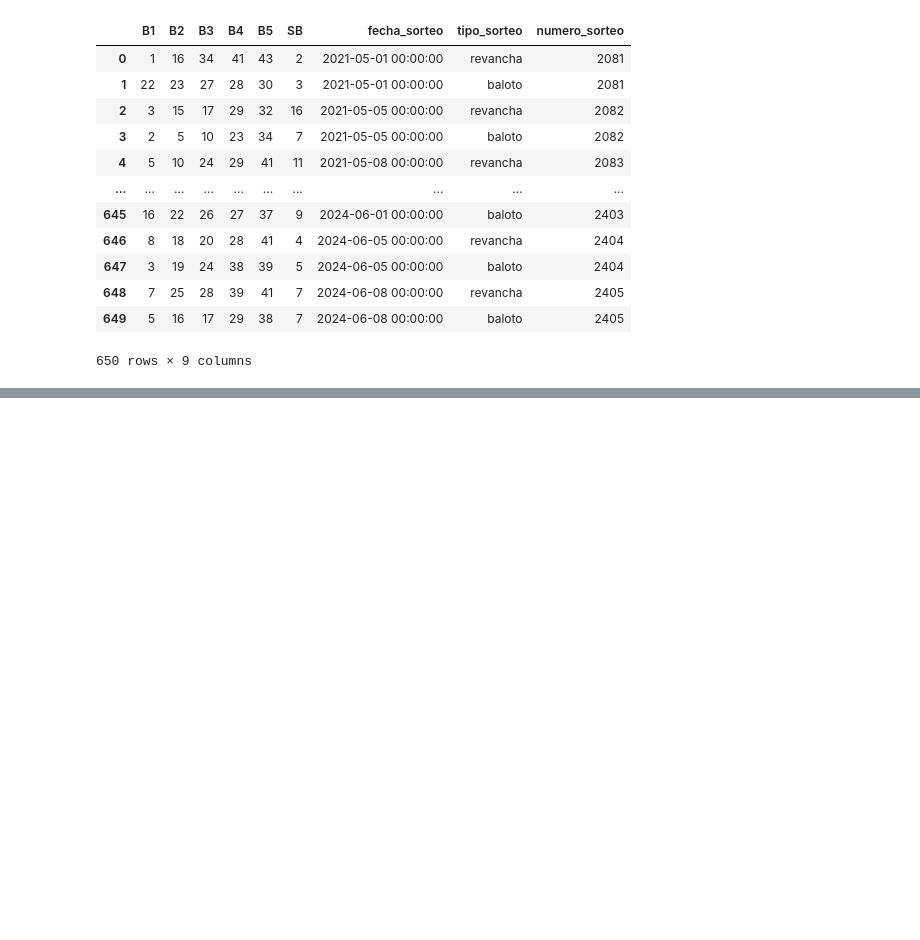
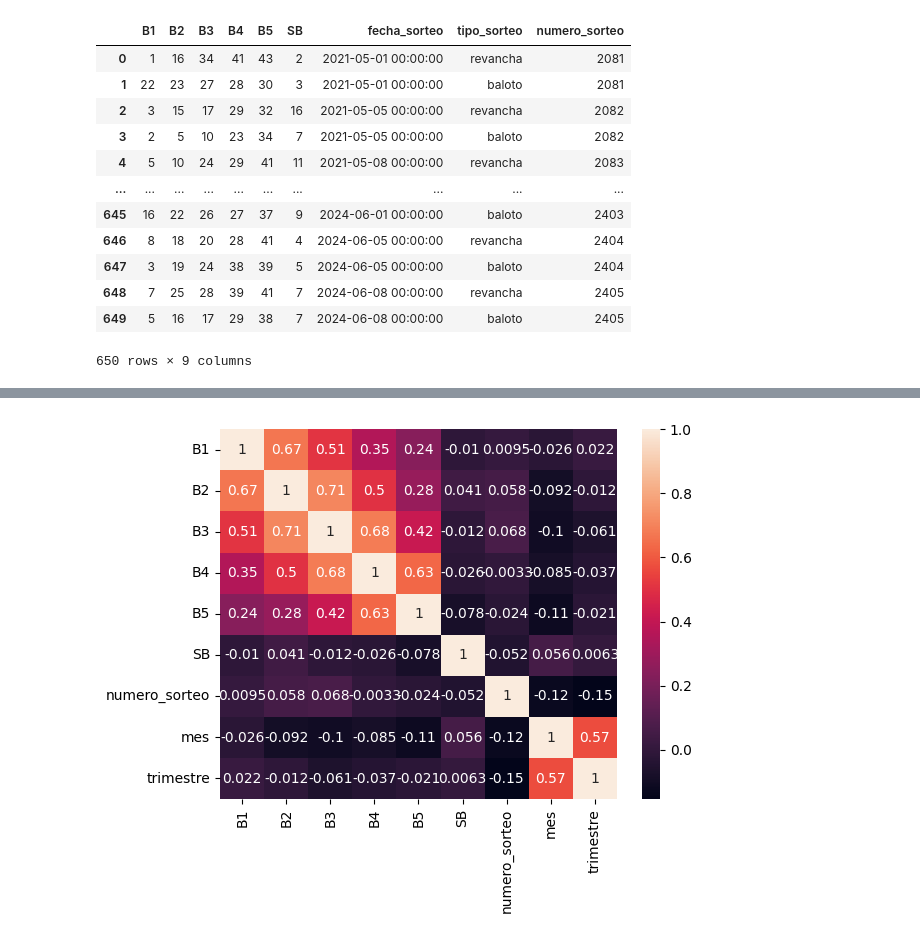
Before and after one commit to sebastian9610/Frogames, a Jupyter notebook: Semana-data-science/Project-Baloto.ipynb, the cells around one changed output, grey strips where cells are left out. Cells and saved outputs as stored; diff of their text form; code cells hidden in the pictures; blank space fills up the shorter version.

```diff
--- a/Semana-data-science/Project-Baloto.ipynb
+++ b/Semana-data-science/Project-Baloto.ipynb
@@ -174,0 +222,8 @@ data.to_csv('historico_baloto_revancha.csv', index=False)
+# %%
+df_baloto_revancha = pd.read_parquet('historico_baloto_revancha.gzip')
+df_baloto_revancha['fecha_sorteo'] = pd.to_datetime(df_baloto_revancha['fecha_sorteo'])
+df_baloto_revancha['dia_semana'] = df_baloto_revancha['fecha_sorteo'].dt.day_name()
+df_baloto_revancha['mes'] = df_baloto_revancha['fecha_sorteo'].dt.month
+df_baloto_revancha['trimestre'] = df_baloto_revancha['fecha_sorteo'].apply(lambda x: (x.month%12 + 3)//3)
+
+df_baloto_revancha
@@ -174,0 +278,4 @@ data.to_csv('historico_baloto_revancha.csv', index=False)
+# %%
+sns.heatmap(df_baloto_revancha[df_baloto_revancha['tipo_sorteo'] == 'baloto'].corr(numeric_only=True), annot=True);
+# %% [output]
+[figure, added]
```
Also changed, not shown: parts of 21 cells of this notebook, 4 other files.
